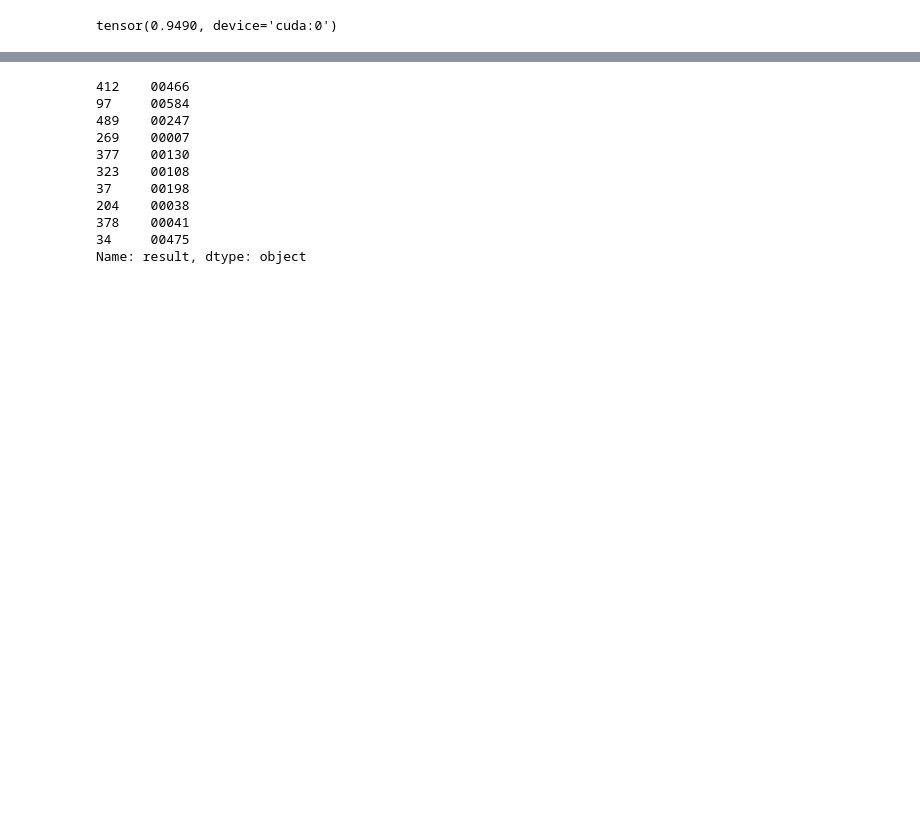
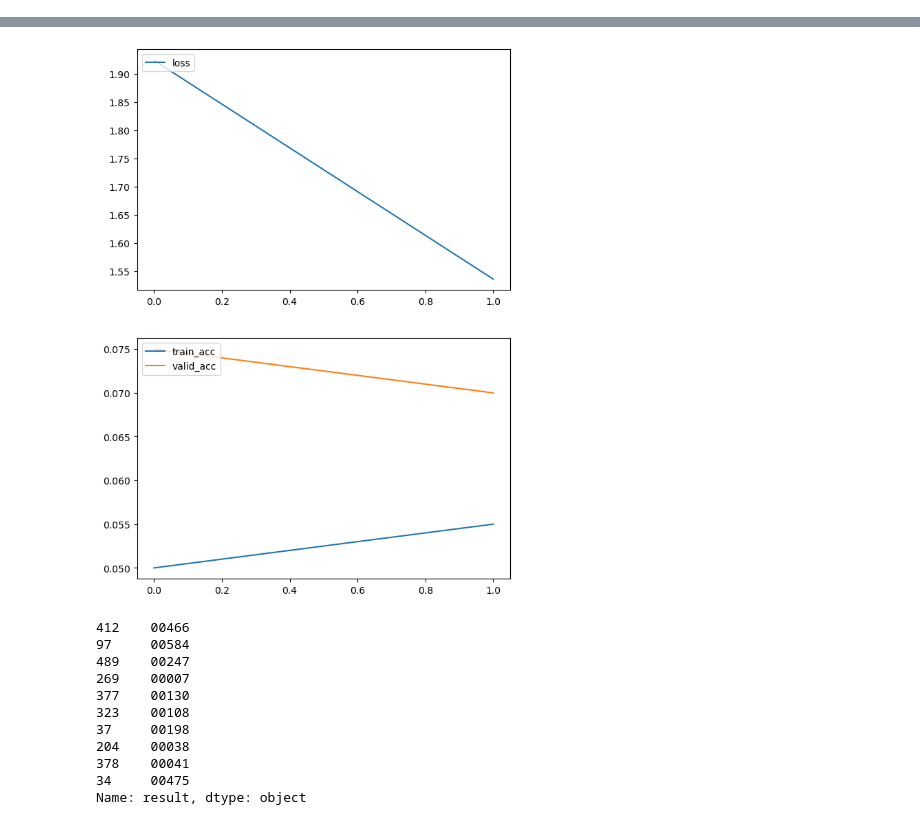
Before and after one commit to iaoqian/water_meter_recognition, a Jupyter notebook: digits_recognizer.ipynb, the cells around one changed output, grey strips where cells are left out. Saved outputs shown, nothing was run; the diff lists cells and outputs as text; code cells hidden in the pictures; blank space fills up the shorter version.

```diff
--- a/digits_recognizer.ipynb
+++ b/digits_recognizer.ipynb
@@ -10,6 +10,8 @@ from utils import multi_target_loss, sum_list_strs, show
 device = 'cuda' if torch.cuda.is_available() else 'cpu'
 # %%
 ds = DigitsDateset('train')
+train_ds, valid_ds = data.random_split(ds, [0.8, 0.2])
 net = DigitsRecognizer()
-net.to(device)
 dl = data.DataLoader(dataset=ds, batch_size=16, shuffle=True)
+train_dl = data.DataLoader(dataset=train_ds, batch_size=16, shuffle=True)
+valid_dl = data.DataLoader(dataset=valid_ds, batch_size=16, shuffle=False)
@@ -49,14 +18,53 @@ for _ in range(5):
-# %%
-# test accuracy
-# TODO implement it better
-with torch.no_grad():
-    net.eval()
-    net.to(device)
-    total_acc = 0
-    for X, y in dl:
-        X, y = X.to(device), y.to(device)
-        logits = net(X)
-        total_acc += (logits.argmax(dim=2) == y).all(dim=1).sum()
-    print(total_acc / 1000)
-# %% [output]
-tensor(0.9490, device='cuda:0')
+# %%
+optim = torch.optim.Adam(net.parameters(), lr=0.001)
+lr_scheduler = torch.optim.lr_scheduler.ExponentialLR(optim, gamma=0.95)
+visualizer = TrainVisualizer()
+# %%
+net.to(device)
+num_epochs = 2
+visualizer.reset()
+
+def test_accuracy(test_model, data_loader, total_num):
+    with torch.no_grad():
+        net.eval()
+        net.to(device)
+        total_acc = 0
+        for X, y in data_loader:
+            X, y = X.to(device), y.to(device)
+            logits = test_model(X)
+            total_acc += (logits.argmax(dim=2) == y).all(dim=1).sum()
+        print(f'\n    Accuracy: {total_acc.item() / total_num}')
+        return total_acc / total_num
+
+print('----START TRAINING----')
+for epoch in range(num_epochs):
+    print(f'\nepoch {epoch + 1}:')
+    net.train()
+    epoch_loss = 0
+    mean_loss = 0
+    for i, (X, y) in enumerate(dl):
+        optim.zero_grad()
+        X, y = X.to(device), y.to(device)
+        loss = multi_target_loss(y, net(X))
+        loss.backward()
+        optim.step()
+        lr_scheduler.step()
+
+        mean_loss += loss.item()
+        epoch_loss += loss.item()
+        if (i + 1) % 10 == 0:
+            print(f'    iter: {epoch * len(train_dl) + i + 1} train_loss: {mean_loss / 10}')
+            mean_loss = 0
+    train_acc = test_accuracy(net, train_dl, len(train_ds))
+    valid_acc = test_accuracy(net, valid_dl, len(valid_ds))
+    visualizer.record(**{
+        'epoch': epoch,
+        'loss': epoch_loss / len(train_dl),
+        'train_acc': train_acc.cpu().item(),
+        'valid_acc': valid_acc.cpu().item(),
+    })
+print('-----END TRAINING-----')
+visualizer.visualize(
+    'epoch', ['loss', ['train_acc', 'valid_acc']]
+)
+# %% [output]
@@ -63,3 +88,4 @@ tensor(0.9490, device='cuda:0')
+[figure, added]
 # %%
 with torch.no_grad():
     net.eval()
```
Also changed, not shown: parts of 3 cells of this notebook, 5 other files.
